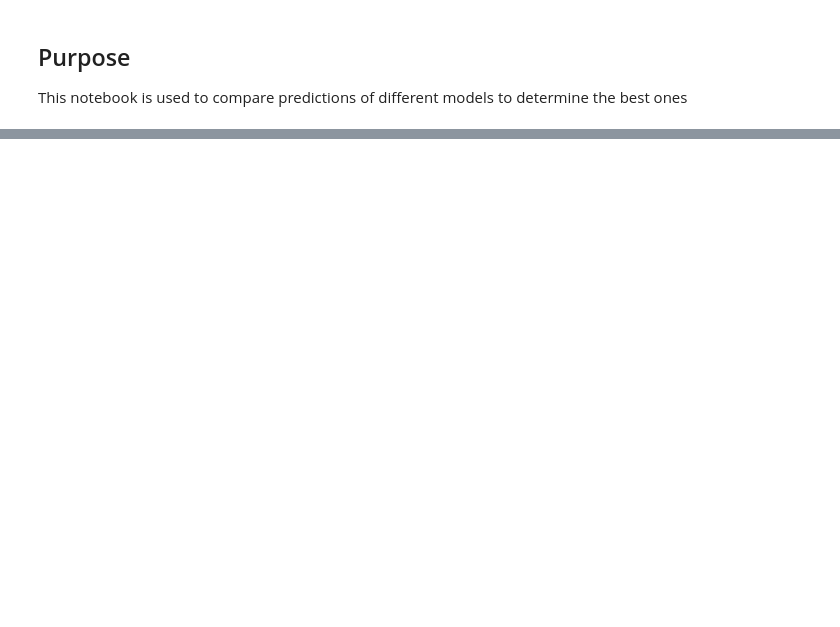
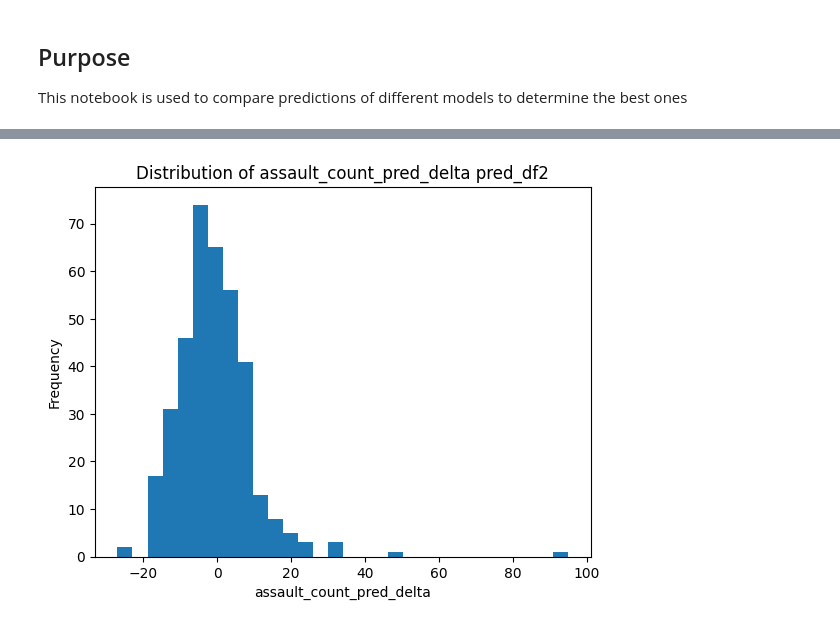
Before and after one commit to MickMarch/Canadian_Homelessness_Analysis, a Jupyter notebook: Project_Notebooks/Data_Exploration/model_prediction_comparison.ipynb, the cells around one changed output, grey strips where cells are left out. Cells and saved outputs as stored; diff of their text form; code cells hidden in the pictures; blank space fills up the shorter version.

```diff
--- a/Project_Notebooks/Data_Exploration/model_prediction_comparison.ipynb
+++ b/Project_Notebooks/Data_Exploration/model_prediction_comparison.ipynb
@@ -51,0 +65,9 @@ pred_df2.describe()
+# %%
+col_name = 'assault_count_pred_delta'
+plt.hist(pred_df2[col_name], bins=30)
+plt.xlabel(col_name)
+plt.ylabel('Frequency')
+plt.title('Distribution of ' + col_name + ' pred_df2')
+plt.show()
+# %% [output]
+[figure, added]
```
Also changed, not shown: parts of 22 cells of this notebook, 21 other files.
